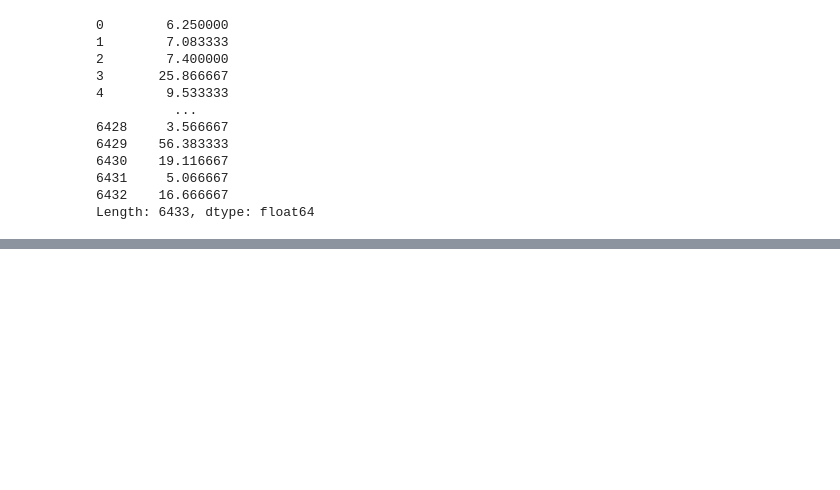
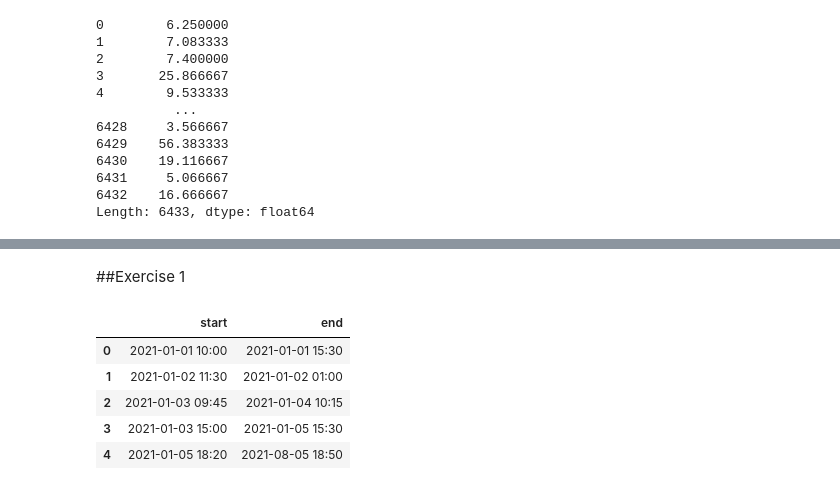
Before and after one commit to sokhan1/Introduction-to-data-analysts, a Jupyter notebook: 3_06_Dates_&_Times_.ipynb, the cells around one changed output, grey strips where cells are left out. Cells and saved outputs as stored; diff of their text form; code cells hidden in the pictures; blank space fills up the shorter version.

```diff
--- a/3_06_Dates_&_Times_.ipynb
+++ b/3_06_Dates_&_Times_.ipynb
@@ -251,0 +277,11 @@ df.head()
+# %% [markdown]
+##Exercise 1
+# %%
+df_ex
+# %% [output]
+|  | start | end |
+| 0 | 2021-01-01 10:00 | 2021-01-01 15:30 |
+| 1 | 2021-01-02 11:30 | 2021-01-02 01:00 |
+| 2 | 2021-01-03 09:45 | 2021-01-04 10:15 |
+| 3 | 2021-01-03 15:00 | 2021-01-05 15:30 |
+| 4 | 2021-01-05 18:20 | 2021-08-05 18:50 |
```
Also changed, not shown: parts of 10 cells of this notebook.
